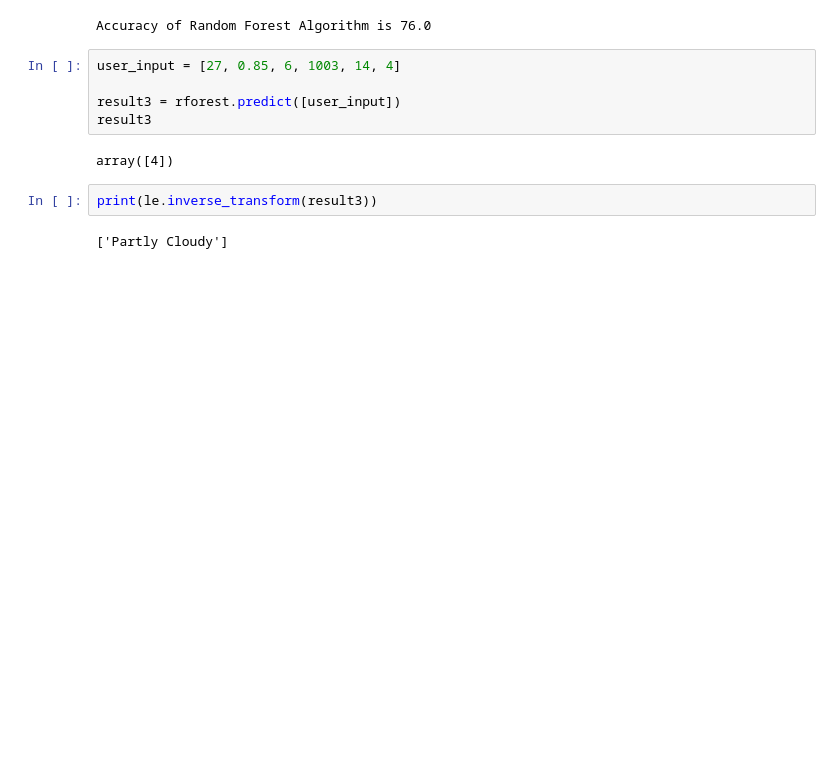
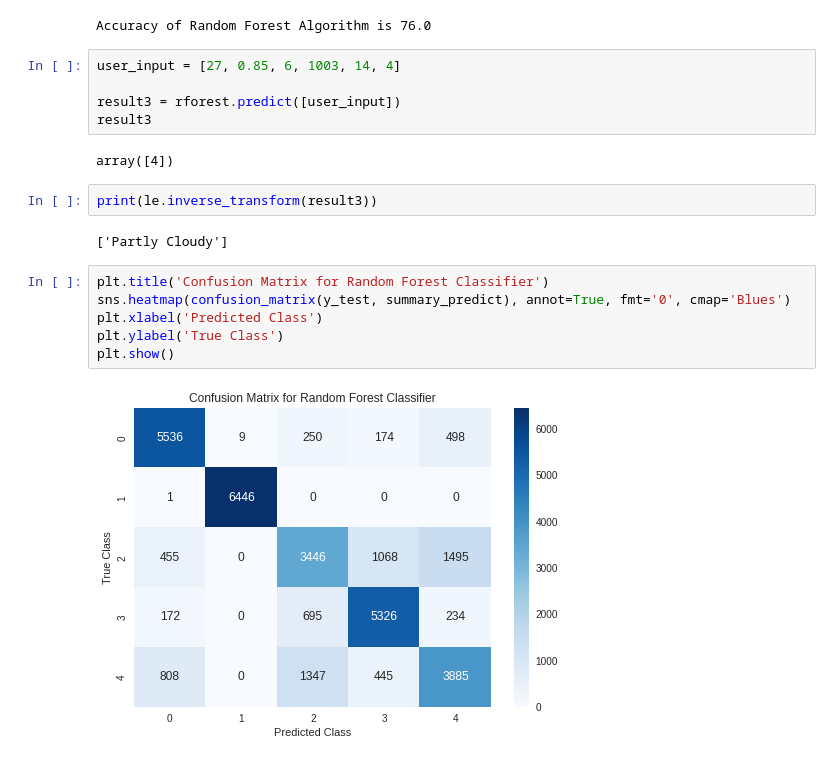
Before and after one commit to AmanCSE-1/Smart-Weather-Prediction-using-ML, a Jupyter notebook: main.ipynb, the cells around one changed output. Cells and saved outputs as stored; diff of their text form; blank space fills up the shorter version.

Commit message:
Model Evaluation of Random Forest.

```diff
--- a/main.ipynb
+++ b/main.ipynb
@@ -588,3 +588,11 @@ array([4])
 print(le.inverse_transform(result3))
 # %% [output]
 ['Partly Cloudy']
+# %%
+plt.title('Confusion Matrix for Random Forest Classifier')
+sns.heatmap(confusion_matrix(y_test, summary_predict), annot=True, fmt='0', cmap='Blues')
+plt.xlabel('Predicted Class')
+plt.ylabel('True Class')
+plt.show()
+# %% [output]
+[figure, added]
```
Also changed, not shown: parts of 3 cells of this notebook.
